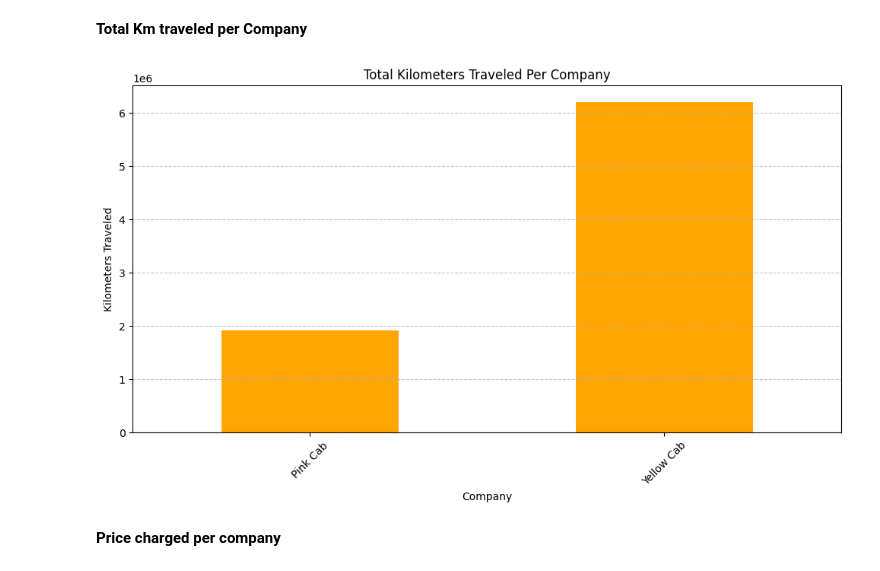
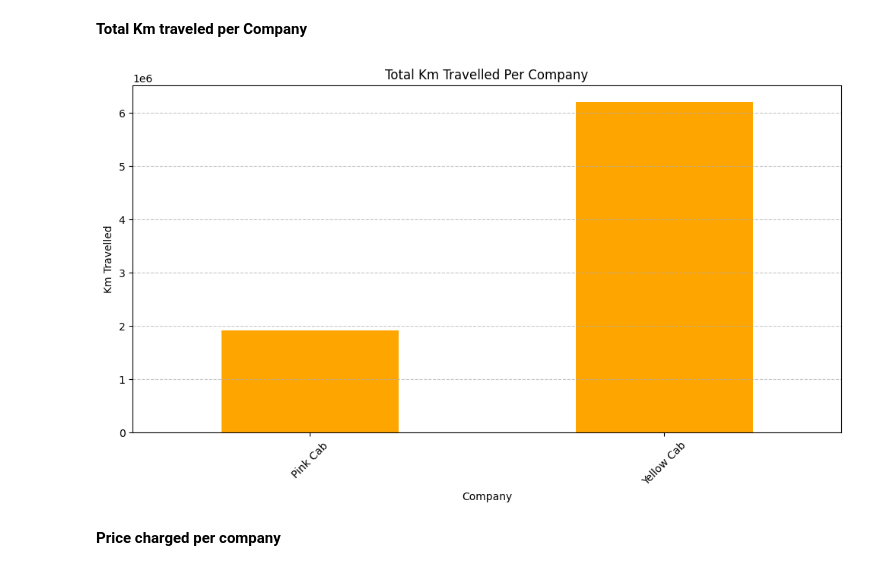
Before and after one commit to awwab-ahmed/DataGlacier, a Jupyter notebook: Week2/EDA Notebook (G2M insight for Cab Investment firm).ipynb, the cells around one changed output. Cells and saved outputs as stored; diff of their text form; code cells hidden in the pictures.

```diff
--- a/Week2/EDA Notebook (G2M insight for Cab Investment firm).ipynb
+++ b/Week2/EDA Notebook (G2M insight for Cab Investment firm).ipynb
@@ -259,16 +259,16 @@ plt.show()
 # %%
 company_km_traveled = all_datasets_merged.groupby('Company')['KM Travelled'].sum()
 plt.figure(figsize=(10, 6))
 company_km_traveled.plot(kind='bar', color='orange')
-plt.title('Total Kilometers Traveled Per Company')
+plt.title('Total Km Travelled Per Company')
 plt.xlabel('Company')
-plt.ylabel('Kilometers Traveled')
+plt.ylabel('Km Travelled')
 plt.xticks(rotation=45)
 plt.grid(axis='y', linestyle='--', alpha=0.7)
 plt.tight_layout()
 plt.show()
 # %% [output]
-[figure, old version]
+[figure, new version]
 # %% [markdown]
 **Price charged per company**
 # %%
```
Also changed, not shown: parts of 2 cells of this notebook.
